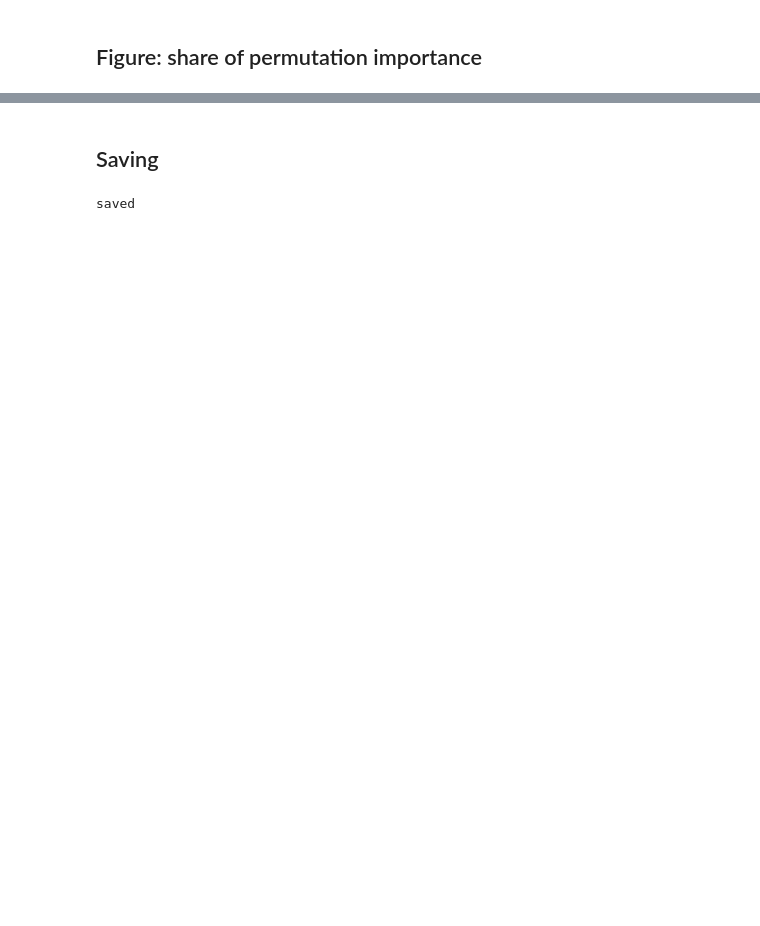
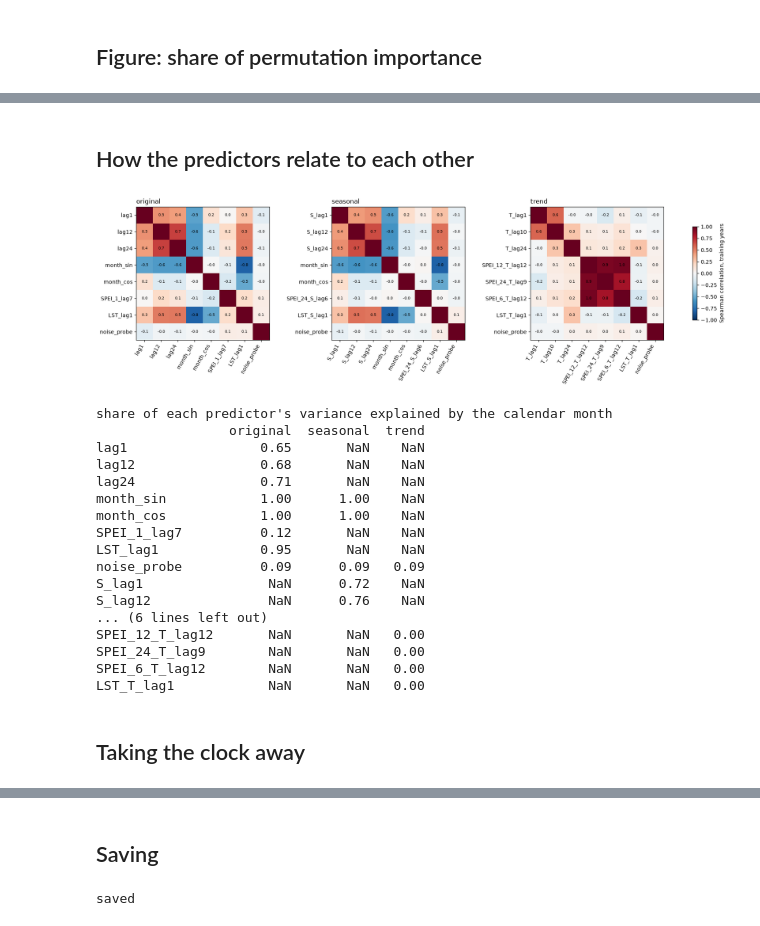
Before and after one commit to ilyes-khayati/forest-ndvi-xai-comparison, a Jupyter notebook: notebooks/05_attribution.ipynb, the cells around one changed output, grey strips where cells are left out. Cells and saved outputs as stored; diff of their text form; code cells hidden in the pictures; blank space fills up the shorter version.

```diff
--- a/notebooks/05_attribution.ipynb
+++ b/notebooks/05_attribution.ipynb
@@ -504,0 +506,49 @@ plt.show()
+# %% [markdown]
+## How the predictors relate to each other
+# %%
+def calendar_r2(s):
+    """Share of a predictor's variance explained by the calendar month alone."""
+    m = s.groupby(s.index.month).transform("mean")
+    return 1 - ((s - m) ** 2).sum() / ((s - s.mean()) ** 2).sum()
+
+
+fig, axes = plt.subplots(1, 3, figsize=(17, 5), layout="constrained")
+for ax, b in zip(axes, BRANCHES):
+    X = train[b][0]
+    c = X.corr(method="spearman")
+    im = ax.imshow(c, cmap="RdBu_r", vmin=-1, vmax=1)
+    ax.set_xticks(range(len(c)), [short(f) for f in c.columns], rotation=60, ha="right")
+    ax.set_yticks(range(len(c)), [short(f) for f in c.columns])
+    for (i, j), v in np.ndenumerate(c.to_numpy()):
+        if i != j:
+            ax.text(j, i, f"{v:.1f}", ha="center", va="center", fontsize=7.5)
+    ax.set_title(b, loc="left")
+fig.colorbar(im, ax=axes, shrink=0.7, label="Spearman correlation, training years")
+fig.savefig("../figures/05_predictor_correlation.png", dpi=150, bbox_inches="tight")
+plt.show()
+
+season_share = pd.DataFrame({b: {short(f): calendar_r2(train[b][0][f]) for f in train[b][0].columns}
+                             for b in BRANCHES})
+print("share of each predictor's variance explained by the calendar month")
+print(season_share.round(2).to_string())
+# %% [output]
+[figure, added]
+share of each predictor's variance explained by the calendar month
+                 original  seasonal  trend
+lag1                 0.65       NaN    NaN
+lag12                0.68       NaN    NaN
+lag24                0.71       NaN    NaN
+month_sin            1.00      1.00    NaN
+month_cos            1.00      1.00    NaN
+SPEI_1_lag7          0.12       NaN    NaN
+LST_lag1             0.95       NaN    NaN
+noise_probe          0.09      0.09   0.09
+S_lag1                NaN      0.72    NaN
+S_lag12               NaN      0.76    NaN
+... (6 lines left out)
+SPEI_12_T_lag12       NaN       NaN   0.00
+SPEI_24_T_lag9        NaN       NaN   0.00
+SPEI_6_T_lag12        NaN       NaN   0.00
+LST_T_lag1            NaN       NaN   0.00
+# %% [markdown]
+## Taking the clock away
```
Also changed, not shown: parts of 19 cells of this notebook, 23 other files.
